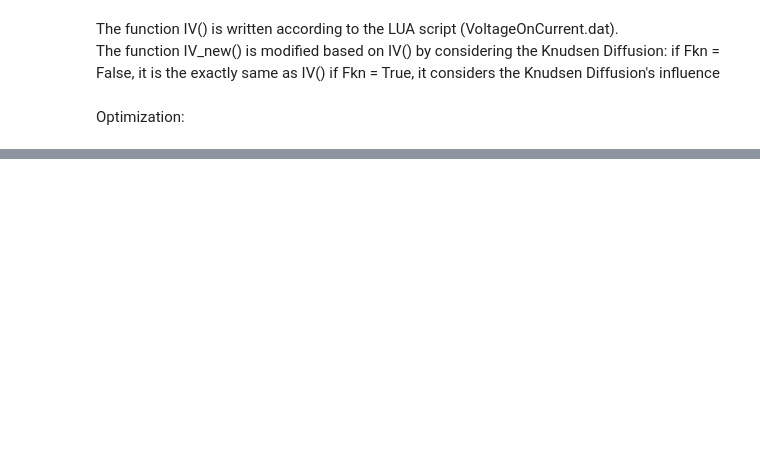
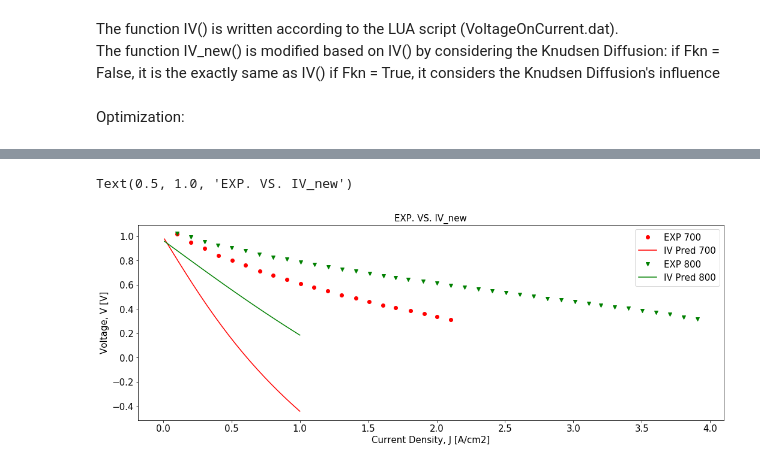
Before and after one commit to NGFC-Lib/NGFC-Lib, a Jupyter notebook: jupyter/Python_IV_Curve/Resources_More/IV_New_optimization.ipynb, the cells around one changed output, grey strips where cells are left out. Cells and saved outputs as stored; diff of their text form; code cells hidden in the pictures; blank space fills up the shorter version.

```diff
--- a/jupyter/Python_IV_Curve/Resources_More/IV_New_optimization.ipynb
+++ b/jupyter/Python_IV_Curve/Resources_More/IV_New_optimization.ipynb
@@ -877,3 +896,42 @@ plt.title('EXP. VS. IV', fontsize = 15)
+# %%
+#comparison between Park-2020 experimental data (t8) and IV_new predicitons
+
+Jlist=np.linspace(0.01, 1, num=20)   #Current density, unit [A/cm2]
+V_pred = np.zeros(20)
+Tlist = [700, 800]
+markerlist = ['o', 'v']
+colorlist = ['r', 'g']
+th_e = 8
+
+plt.figure(figsize=(17.5,6))
+
+for i in range(len(Tlist)):
+    oT = Tlist[i]+273.15
+    fT = oT
+
+    # plot exp data
+    filename = './Resources_More/ExperimentalData/t8/'+str(Tlist[i])+'.csv'
+    data = np.loadtxt(open(filename, "rb"), delimiter=",", skiprows=1)
+    plt.plot(data[:,0], data[:,1], colorlist[i]+markerlist[i], label = 'EXP '+str(Tlist[i]))
+
+    # plot pred data
+    for j in range(20):
+        V_pred[j], Voc, Ohmic, BV, Cath, Anode = IV_new(oT,fT,Jlist[j],pO2air,pN2air,pH2,pH2O,pCO,pCO2,pCH4,pN2,pSys,
+                                                        result.x[0],result.x[1],result.x[2],
+                                                        True,de_a,ne_a,alpha_a,de_c,ne_c,alpha_c)
+    plt.plot(Jlist, V_pred, colorlist[i]+'-', label = 'IV Pred '+str(Tlist[i]))
+
+plt.xticks(fontsize=15)
+plt.yticks(fontsize=15)
+plt.legend(loc='upper right', fontsize=15)
+ymin, ymax = plt.ylim()
+plt.ylim(ymin-(ymax-ymin)*0.0, ymax+(ymax-ymin)*0.0)
+plt.xlabel('Current Density, J [A/cm2]', fontsize = 15)
+plt.ylabel('Voltage, V [V]', fontsize = 15)
+plt.title('EXP. VS. IV_new', fontsize = 15)
+# %% [output]
+Text(0.5, 1.0, 'EXP. VS. IV_new')
+[figure, added]
 # %%
 # For reference only: I-V relationship updated in 2017 by updating BV, Ohmic loss, Knudsen diffusion, etc.
 def SV(oT,fT,J,pO2air,pN2air,pH2,pH2O,pCO,pCO2,pCH4,pN2,pSys,BV_alpha,BV_prexp,BV_Eact,SV1,SV2,SV3,SV4,SV5,SV6,SV7,SV8,SV9,SV10,SV11,SV12,SV13,SV14):
```
Also changed, not shown: parts of 7 cells of this notebook.
